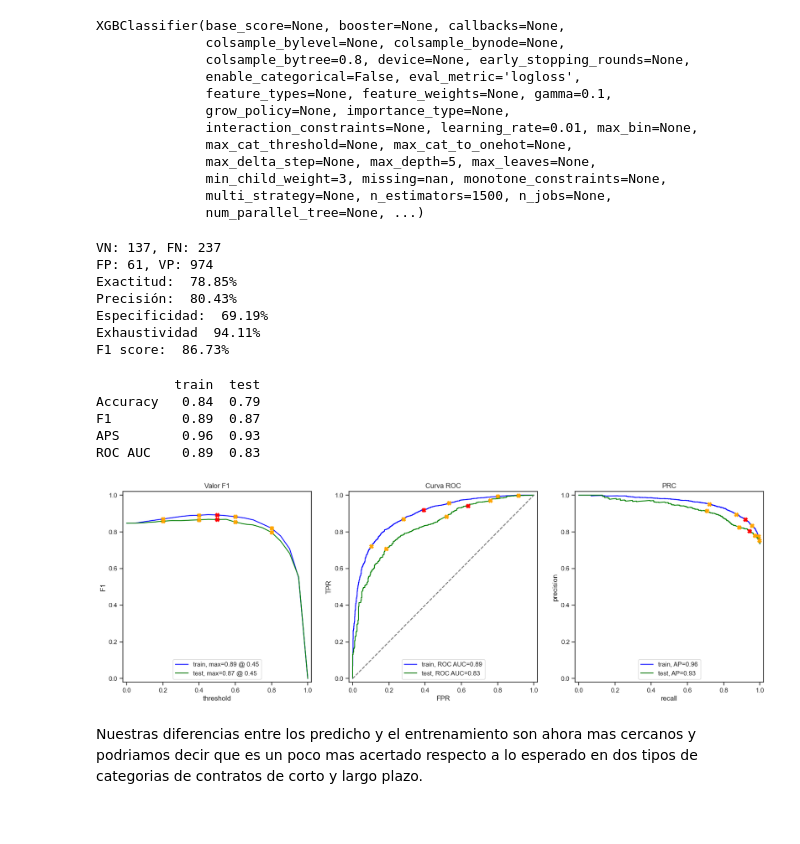
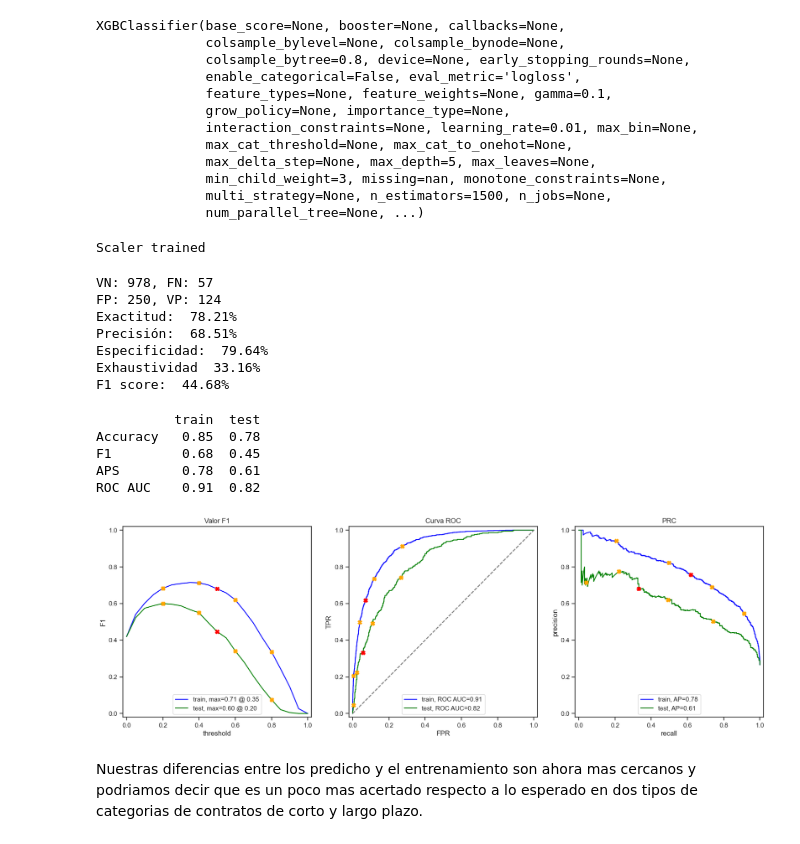
Before and after one commit to davidtorresdata/final_project_tripleten, a Jupyter notebook: notebook.ipynb, the cells around one changed output. Drawn from its saved outputs; the diff is of its cells as text; code cells hidden in the pictures.

```diff
--- a/notebook.ipynb
+++ b/notebook.ipynb
@@ -460,7 +466,7 @@ La distribucion de los datos se ve balanceada despues de realizar el correspondi
 # %% [markdown]
 Eliminacion de columnas que no aportan o fueron diseñadas a modo de exploracion y tienen informacion relacionada al objetivo (timeservicedays,enddate)
 # %%
-drop_columns=['onlinesecurity', 'onlinebackup', 'deviceprotection','techsupport', 'streamingtv', 'streamingmovies','customerid','gender','seniorcitizen', 'partner', 'dependents', 'ds_part','enddate','beginyear','timeservicedays','beginmonth']
+drop_columns=['customerid','ismale','seniorcitizen', 'partner', 'dependents', 'ds_part','enddate','beginyear','timeservicedays','beginmonth']
 # %% [markdown]
 Verificacion de la proporcion de datos antes del escalamiento
 # %%
@@ -581,6 +589,9 @@ filter = df_data[df_data['type'] == "Month-to-month"]['customerid']
 Al agregar esta variable buscamos que el modelo intente analizar los patrones con mayor detalle cambiando el peso, indice de aprendizaje y los valores en estimators.
 # %%
 data_add_categorie['longtenure'] = norm.np.where(~df_data['customerid'].isin(filter), 1, 0)
+data_add_categorie['paperbilling_tenure'] = data_add_categorie['longtenure'] * data_add_categorie['paperlessbilling']
+data_add_categorie['paperbilling_multilines'] = data_add_categorie['longtenure'] * data_add_categorie['multiplelines']
+data_add_categorie['longtenure']=data_add_categorie['longtenure'].astype('category')
 ml.xgb_gradient_boosting.set_params(min_child_weight=3,learning_rate=0.01,n_estimators=1500)
 # %% [output]
 XGBClassifier(base_score=None, booster=None, callbacks=None,
@@ -606,27 +617,29 @@ df_target_valid = data_add_categorie.query('ds_part == "valid"')['objective']
 df_valid = data_add_categorie.query('ds_part == "valid"').drop(columns='objective')
 df_valid = df_valid.drop(columns=drop_columns)
 df_valid = df_valid.drop(columns=['type'])
-df_valid_scalated = ml.scaled(df_valid)
+df_valid_scalated = ml.scaled(df_valid,False)
+# %% [output]
+Scaler trained
 # %%
-xgboostregressor2=ml.XgboostRegressor(df_traine_scalated,df_target,'gradient_boosting',RANDOM_STATE)
-ml.evalua_clasificacion_binaria(df_target_valid,xgboostregressor2['model'].predict(df_valid_scalated))
+xgboostregressor3=ml.XgboostRegressor(df_traine_scalated,df_target,'gradient_boosting',RANDOM_STATE)
+ml.evalua_clasificacion_binaria(df_target_valid,xgboostregressor3['model'].predict(df_valid_scalated))
 # %% [output]
-VN: 137, FN: 237
-FP: 61, VP: 974
-Exactitud:  78.85%
-Precisión:  80.43%
-Especificidad:  69.19%
-Exhaustividad  94.11%
-F1 score:  86.73%
+VN: 978, FN: 57
+FP: 250, VP: 124
+Exactitud:  78.21%
+Precisión:  68.51%
+Especificidad:  79.64%
+Exhaustividad  33.16%
+F1 score:  44.68%
 # %%
-ml.evaluate_model(xgboostregressor['model'], df_traine_scalated, df_target, df_valid_scalated, df_target_valid)
+ml.evaluate_model(xgboostregressor3['model'], df_traine_scalated, df_target, df_valid_scalated, df_target_valid)
 # %% [output]
           train  test
-Accuracy   0.84  0.79
-F1         0.89  0.87
-APS        0.96  0.93
-ROC AUC    0.89  0.83
+Accuracy   0.85  0.78
+F1         0.68  0.45
+APS        0.78  0.61
+ROC AUC    0.91  0.82
-[figure, old version]
+[figure, new version]
 # %% [markdown]
 Nuestras diferencias entre los predicho y el entrenamiento son ahora mas cercanos y podriamos decir que es un poco mas acertado respecto a lo esperado en dos tipos de categorias de contratos de corto y largo plazo.
 # %% [markdown]
```
Also changed, not shown: parts of 13 cells of this notebook, 1 other file.
